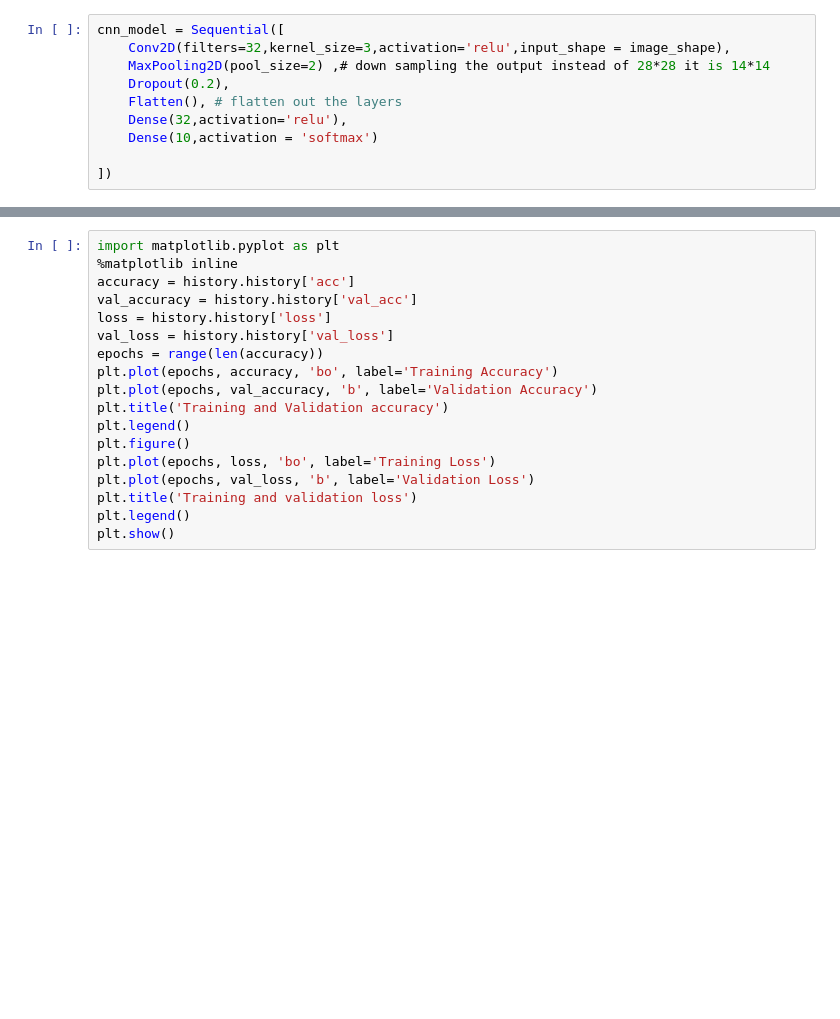
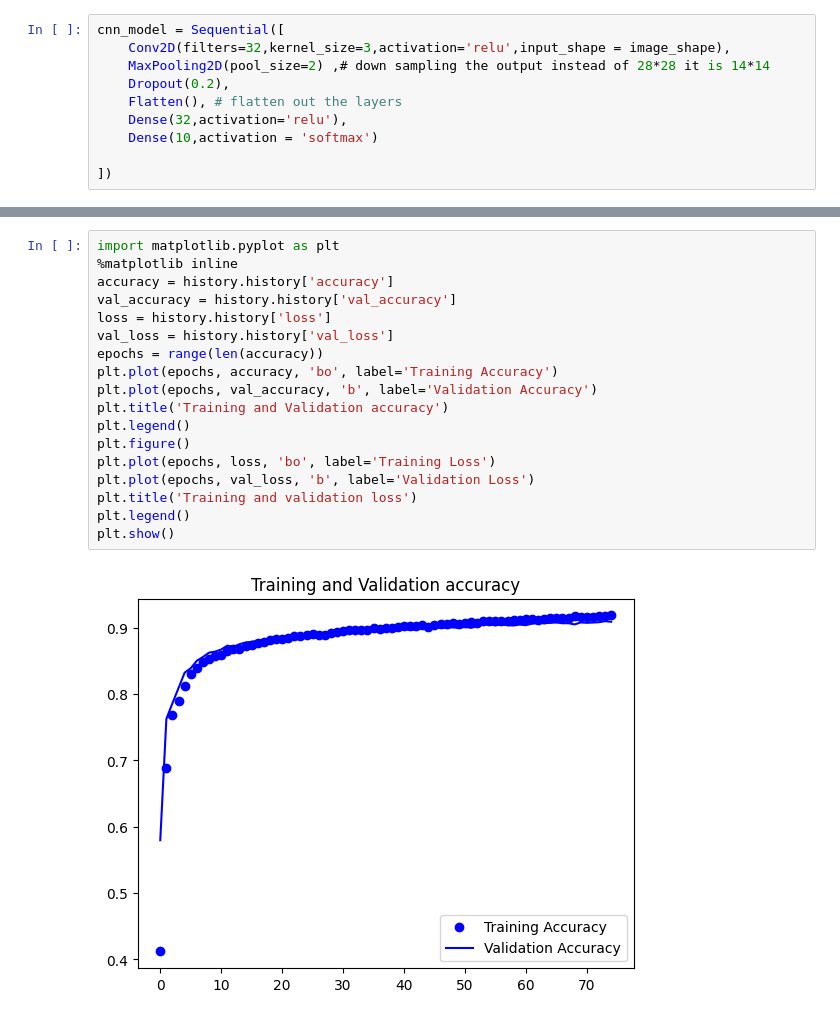
Before and after one commit to AmmarNaser/AI_workShop, a Jupyter notebook: myenv/CNN/main.ipynb, the cells around one changed output, grey strips where cells are left out. Saved outputs shown, nothing was run; the diff lists cells and outputs as text; blank space fills up the shorter version.

```diff
--- a/myenv/CNN/main.ipynb
+++ b/myenv/CNN/main.ipynb
@@ -156,18 +195,20 @@ ValueError: You must call `compile()` before using the model.
 # %%
 import matplotlib.pyplot as plt
 %matplotlib inline
-accuracy = history.history['acc']
-val_accuracy = history.history['val_acc']
+accuracy = history.history['accuracy']
+val_accuracy = history.history['val_accuracy']
 loss = history.history['loss']
 val_loss = history.history['val_loss']
 epochs = range(len(accuracy))
 plt.plot(epochs, accuracy, 'bo', label='Training Accuracy')
 plt.plot(epochs, val_accuracy, 'b', label='Validation Accuracy')
 plt.title('Training and Validation accuracy')
 plt.legend()
 plt.figure()
 plt.plot(epochs, loss, 'bo', label='Training Loss')
 plt.plot(epochs, val_loss, 'b', label='Validation Loss')
 plt.title('Training and validation loss')
 plt.legend()
 plt.show()
+# %% [output]
+[figure, added]
```
Also changed, not shown: parts of 11 cells of this notebook, 2 other files.
